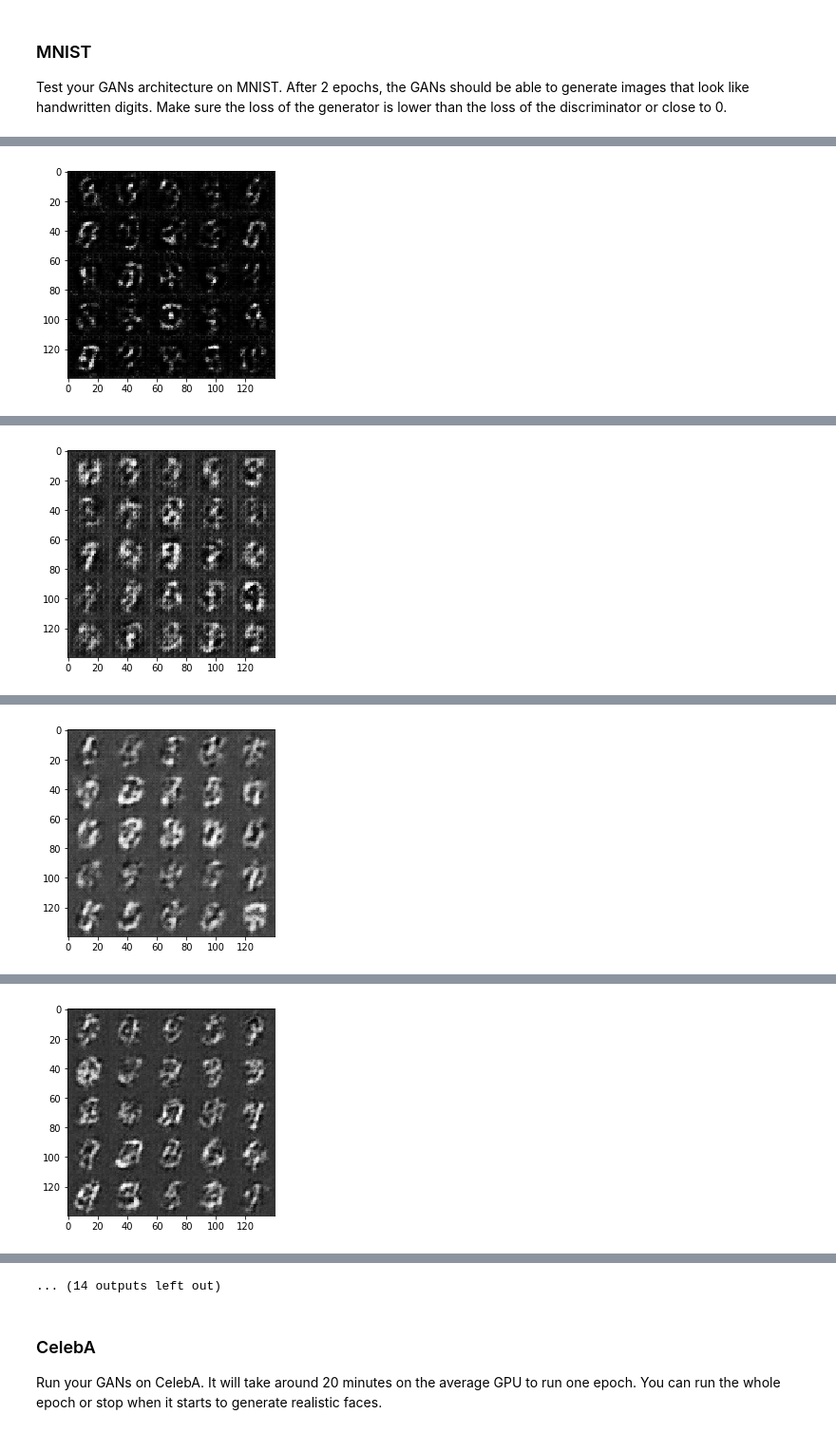
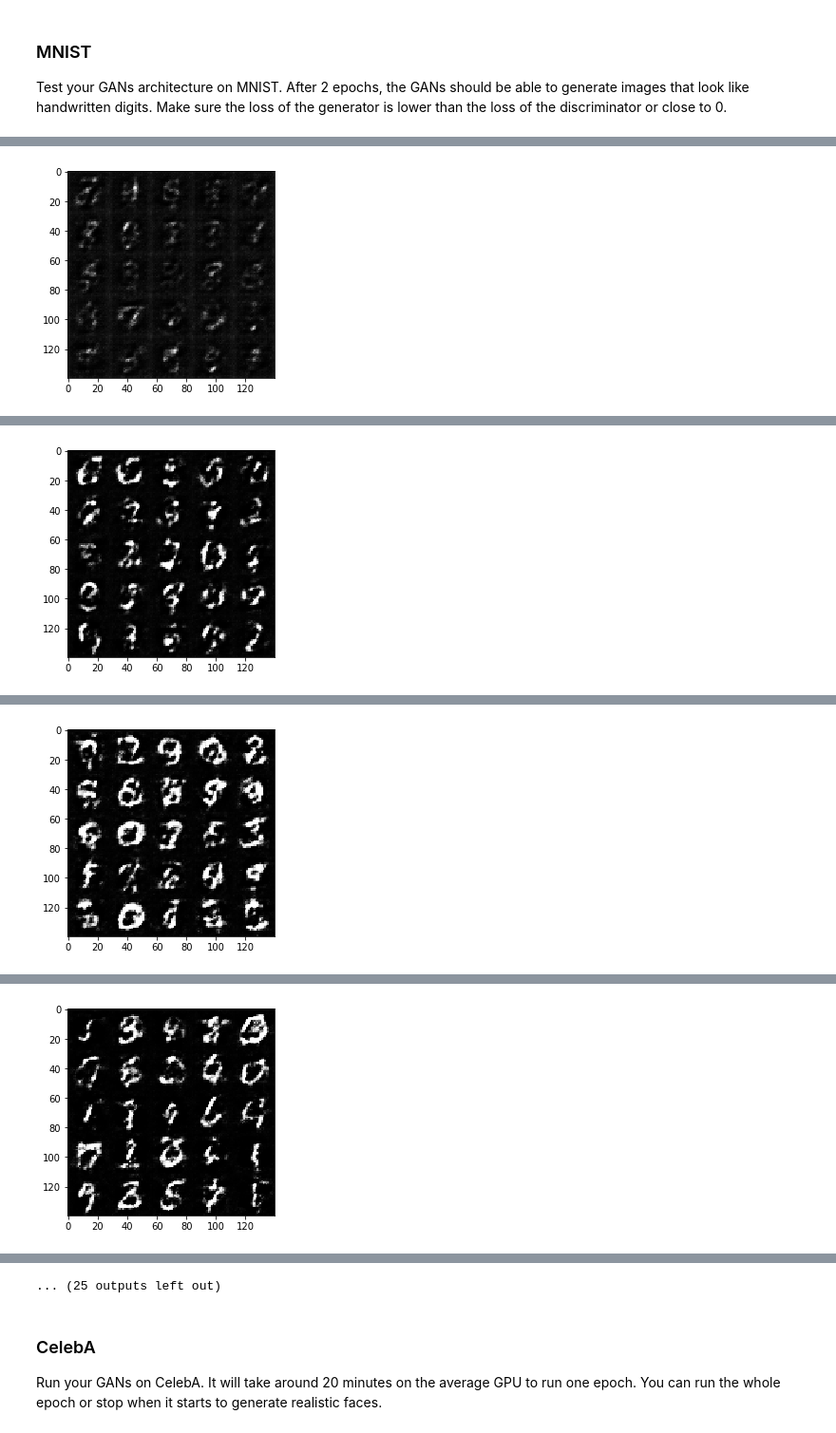
Before and after one commit to baocongchen/deep-learning-nanodegree-foundation, a Jupyter notebook: P5-face_generation/dlnd_face_generation.ipynb, the cells around one changed output, grey strips where cells are left out. Shown at 95% size. Saved outputs shown, nothing was run; the diff lists cells and outputs as text; code cells hidden in the pictures.

```diff
--- a/P5-face_generation/dlnd_face_generation.ipynb
+++ b/P5-face_generation/dlnd_face_generation.ipynb
@@ -132,7 +133,7 @@ Tests Passed
 ### Discriminator
 Implement `discriminator` to create a discriminator neural network that discriminates on `images`.  This function should be able to reuse the variabes in the neural network.  Use [`tf.variable_scope`](https://www.tensorflow.org/api_docs/python/tf/variable_scope) with a scope name of "discriminator" to allow the variables to be reused.  The function should return a tuple of (tensor output of the discriminator, tensor logits of the discriminator).
 # %%
-def discriminator(images, reuse=False, alpha=0.1, training=True):
+def discriminator(images, reuse=False, alpha=0.2, training=True):
     """
     Create the discriminator network
     :param image: Tensor of input image(s)
@@ -174,7 +175,7 @@ Tests Passed
 ### Generator
 Implement `generator` to generate an image using `z`. This function should be able to reuse the variabes in the neural network.  Use [`tf.variable_scope`](https://www.tensorflow.org/api_docs/python/tf/variable_scope) with a scope name of "generator" to allow the variables to be reused. The function should return the generated 28 x 28 x `out_channel_dim` images.
 # %%
-def generator(z, out_channel_dim, is_train=True, alpha=0.1):
+def generator(z, out_channel_dim, is_train=True, alpha=0.2):
     """
     Create the generator network
     :param z: Input z
@@ -202,8 +203,13 @@ def generator(z, out_channel_dim, is_train=True, alpha=0.1):
         x3 = tf.maximum(alpha * x3, x3)
         # 28x28x64 now
 
+        x4 = tf.layers.conv2d_transpose(x3, 32, 5, strides=1, padding='same')
+        x4 = tf.layers.batch_normalization(x4, training=is_train)
+        x4 = tf.maximum(alpha * x4, x4)
+        # 28x28x32 now
+
         # Output layer
-        logits = tf.layers.conv2d_transpose(x3, out_channel_dim, 3, strides=1, padding='same')
+        logits = tf.layers.conv2d_transpose(x4, out_channel_dim, 3, strides=1, padding='same')
         # 28x28x5 now
 
         out = tf.tanh(logits)
@@ -222,7 +228,7 @@ Implement `model_loss` to build the GANs for training and calculate the loss.  T
 - `discriminator(images, reuse=False)`
 - `generator(z, out_channel_dim, is_train=True)`
 # %%
-def model_loss(input_real, input_z, out_channel_dim, alpha=0.1, is_train=True):
+def model_loss(input_real, input_z, out_channel_dim, alpha=0.2, is_train=True):
     """
     Get the loss for the discriminator and generator
     :param input_real: Images from the real dataset
@@ -335,10 +341,9 @@ def train(epoch_count, batch_size, z_dim, learning_rate, beta1, get_batches, dat
     :param data_image_mode: The image mode to use for images ("RGB" or "L")
     """
     # TODO: Build Model
-    tf.reset_default_graph()
     _, image_width, image_height, image_channels = data_shape[0], data_shape[1], data_shape[2], data_shape[3]
     input_real, input_z, lr = model_inputs(image_width, image_height, image_channels, z_dim)
-    d_loss, g_loss = model_loss(input_real, input_z, image_channels, alpha=0.1, is_train=True)
+    d_loss, g_loss = model_loss(input_real, input_z, image_channels, alpha=0.2, is_train=True)
     d_train_opt, g_train_opt = model_opt(d_loss, g_loss, lr, beta1)
     steps = 0
     with tf.Session() as sess:
@@ -346,7 +351,7 @@ def train(epoch_count, batch_size, z_dim, learning_rate, beta1, get_batches, dat
         for epoch_i in range(epoch_count):
             for batch_images in get_batches(batch_size):
                 steps += 1
-                batch_images *= 1.0
+                batch_images = batch_images*2
                 # TODO: Train Model
                 # Sample random noise for G
                 batch_z = np.random.uniform(-1, 1, size=(batch_size, z_dim))
@@ -369,16 +374,15 @@ def train(epoch_count, batch_size, z_dim, learning_rate, beta1, get_batches, dat
 Test your GANs architecture on MNIST.  After 2 epochs, the GANs should be able to generate images that look like handwritten digits.  Make sure the loss of the generator is lower than the loss of the discriminator or close to 0.
 # %%
 batch_size = 64
-z_dim = 128
-learning_rate = 0.0002
+z_dim = 64
+learning_rate = 0.0001
 beta1 = 0.5
-
+tf.reset_default_graph()
 
 """
 DON'T MODIFY ANYTHING IN THIS CELL THAT IS BELOW THIS LINE
 """
 epochs = 2
-
 mnist_dataset = helper.Dataset('mnist', glob(os.path.join(data_dir, 'mnist/*.jpg')))
 with tf.Graph().as_default():
     train(epochs, batch_size, z_dim, learning_rate, beta1, mnist_dataset.get_batches,
@@ -408 +412 @@ Epoch 1/2... Discriminator Loss: 0.4110... Generator Loss: 2.8116
-[figure, old version]
+[figure, new version]
@@ -419 +423 @@ Epoch 1/2... Discriminator Loss: 1.8124... Generator Loss: 0.3236
-[figure, old version]
+[figure, new version]
@@ -430 +434 @@ Epoch 1/2... Discriminator Loss: 0.5065... Generator Loss: 2.0638
-[figure, old version]
+[figure, new version]
@@ -441 +445 @@ Epoch 1/2... Discriminator Loss: 0.5332... Generator Loss: 1.9500
-[figure, old version]
+[figure, new version]
@@ -453,4 +457,4 @@ Epoch 1/2... Discriminator Loss: 0.3843... Generator Loss: 3.3182
-... (14 outputs left out)
+... (25 outputs left out)
 # %% [markdown]
 ### CelebA
 Run your GANs on CelebA.  It will take around 20 minutes on the average GPU to run one epoch.  You can run the whole epoch or stop when it starts to generate realistic faces.
```
Also changed, not shown: parts of 5 cells of this notebook.
